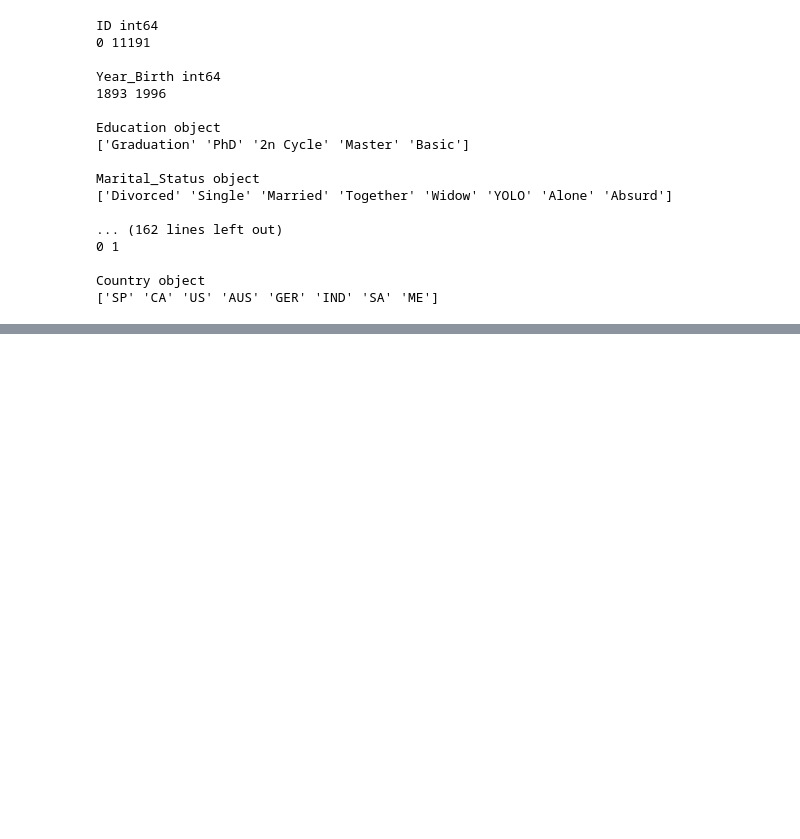
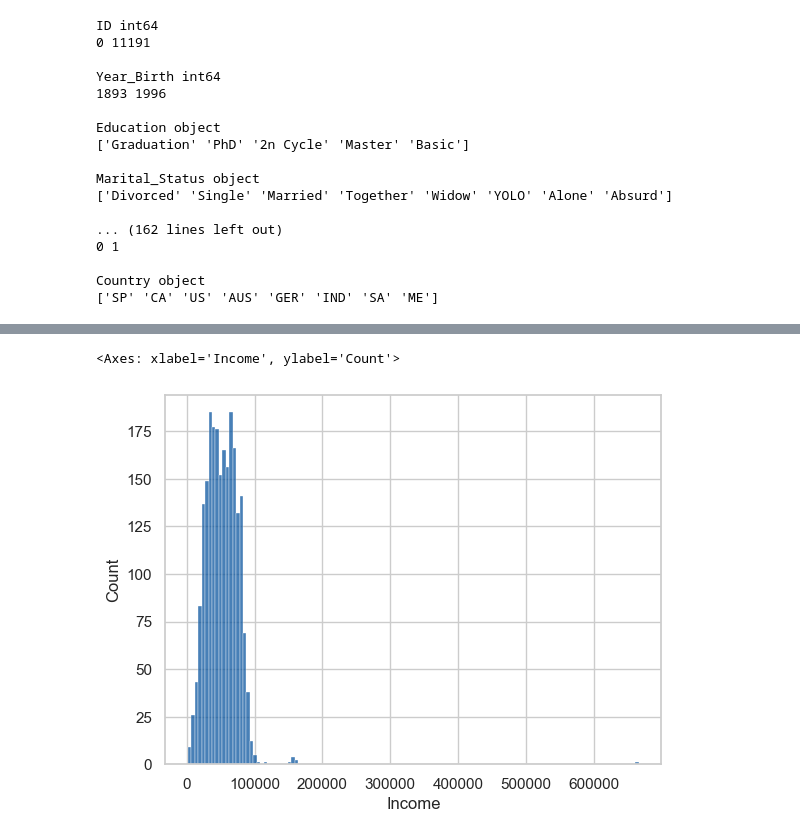
Before and after one commit to FemasAriandaRizki/marketing_analisis, a Jupyter notebook: marketing_analysis.ipynb, the cells around one changed output, grey strips where cells are left out. Saved outputs shown, nothing was run; the diff lists cells and outputs as text; code cells hidden in the pictures; blank space fills up the shorter version.

```diff
--- a/marketing_analysis.ipynb
+++ b/marketing_analysis.ipynb
@@ -83,3 +81,5 @@ Marital_Status object
 
 Country object
 ['SP' 'CA' 'US' 'AUS' 'GER' 'IND' 'SA' 'ME']
+# %%
+df.columns = df.columns.str.replace(' ', '')
@@ -85,0 +101,5 @@ Country object
+# %%
+df['Income'] = df['Income'].str.replace('$', '')
+df['Income'] = df['Income'].str.replace(',', '')
+# %%
+df['Income'] = df['Income'].astype('float')
@@ -85,0 +109,2 @@ Country object
+# %%
+df['Dt_Customer'] = pd.to_datetime(df['Dt_Customer'])
@@ -85,0 +164,5 @@ Country object
+# %%
+sns.histplot(df['Income'], kde=False)
+# %% [output]
+<Axes: xlabel='Income', ylabel='Count'>
+[figure, added]
```
Also changed, not shown: parts of 13 cells of this notebook.
